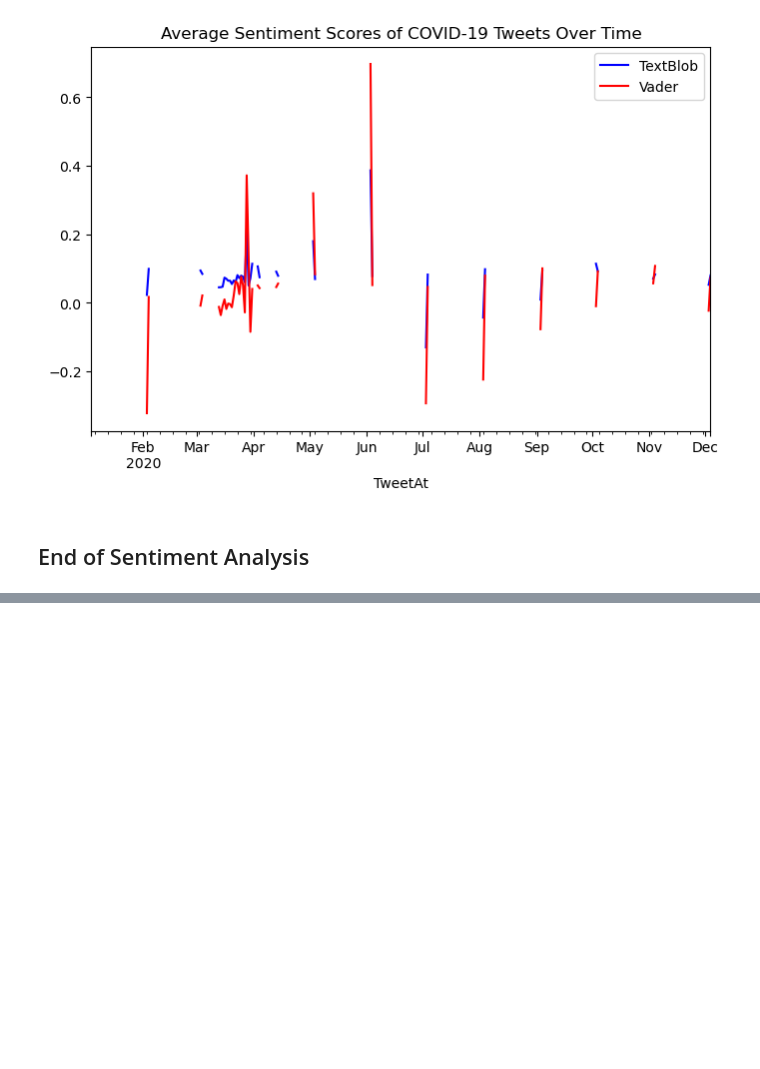
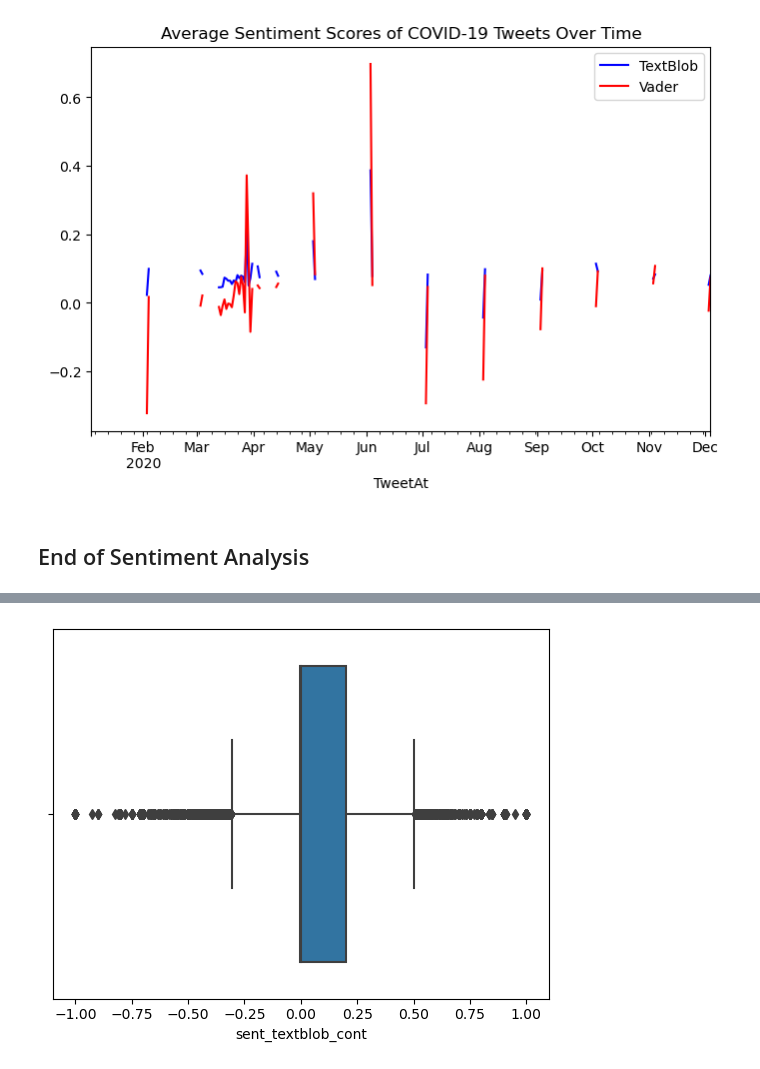
Before and after one commit to ReproTeach/final-project-sd_final_project, a Jupyter notebook: final_project.ipynb, the cells around one changed output, grey strips where cells are left out. Cells and saved outputs as stored; diff of their text form; code cells hidden in the pictures; blank space fills up the shorter version.

```diff
--- a/final_project.ipynb
+++ b/final_project.ipynb
@@ -386,0 +427,5 @@ plt.show()
+# %%
+sns.boxplot(data=merged_df, x="sent_textblob_cont")
+plt.show()
+# %% [output]
+[figure, added]
```
Also changed, not shown: parts of 15 cells of this notebook.
